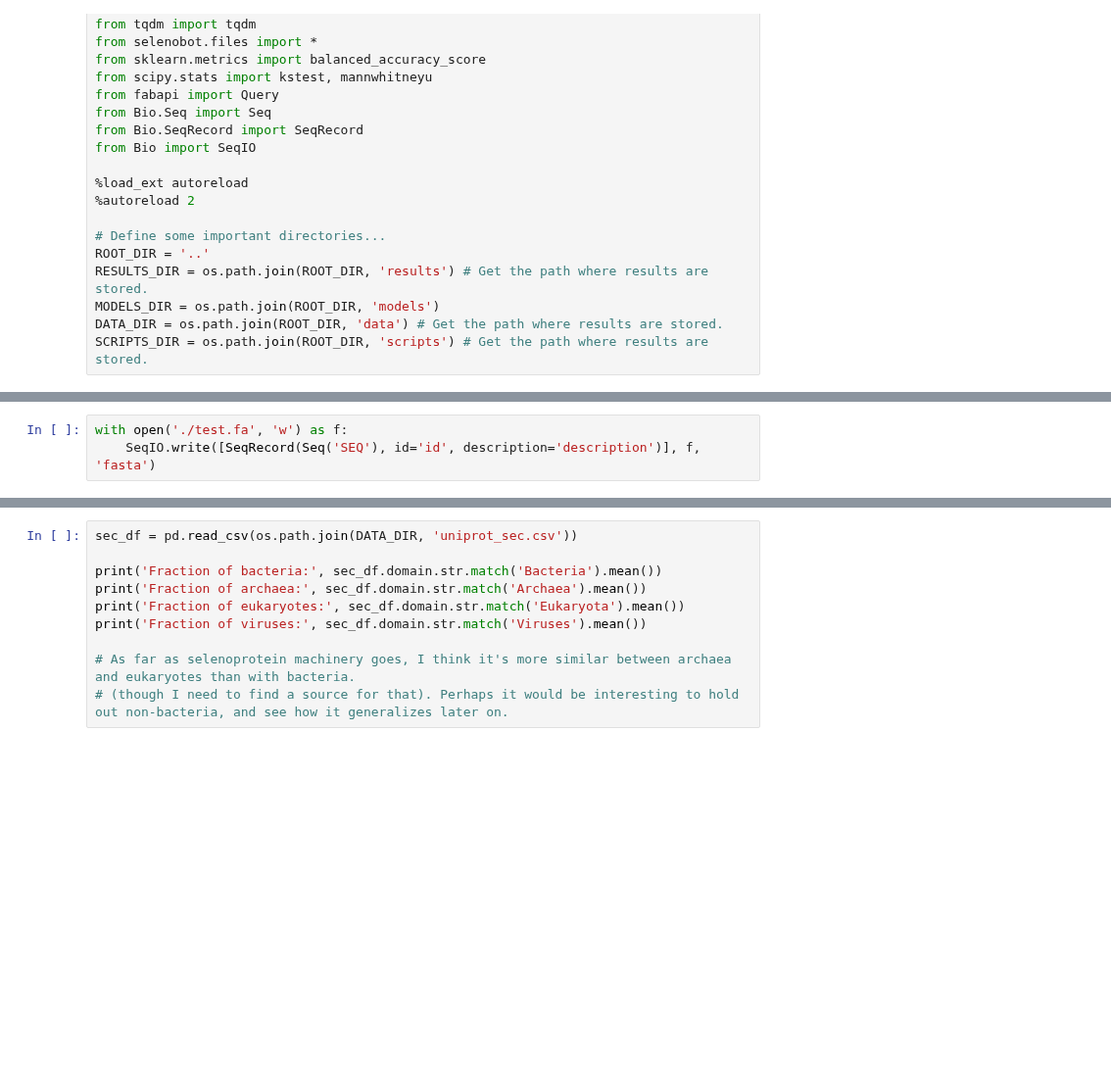
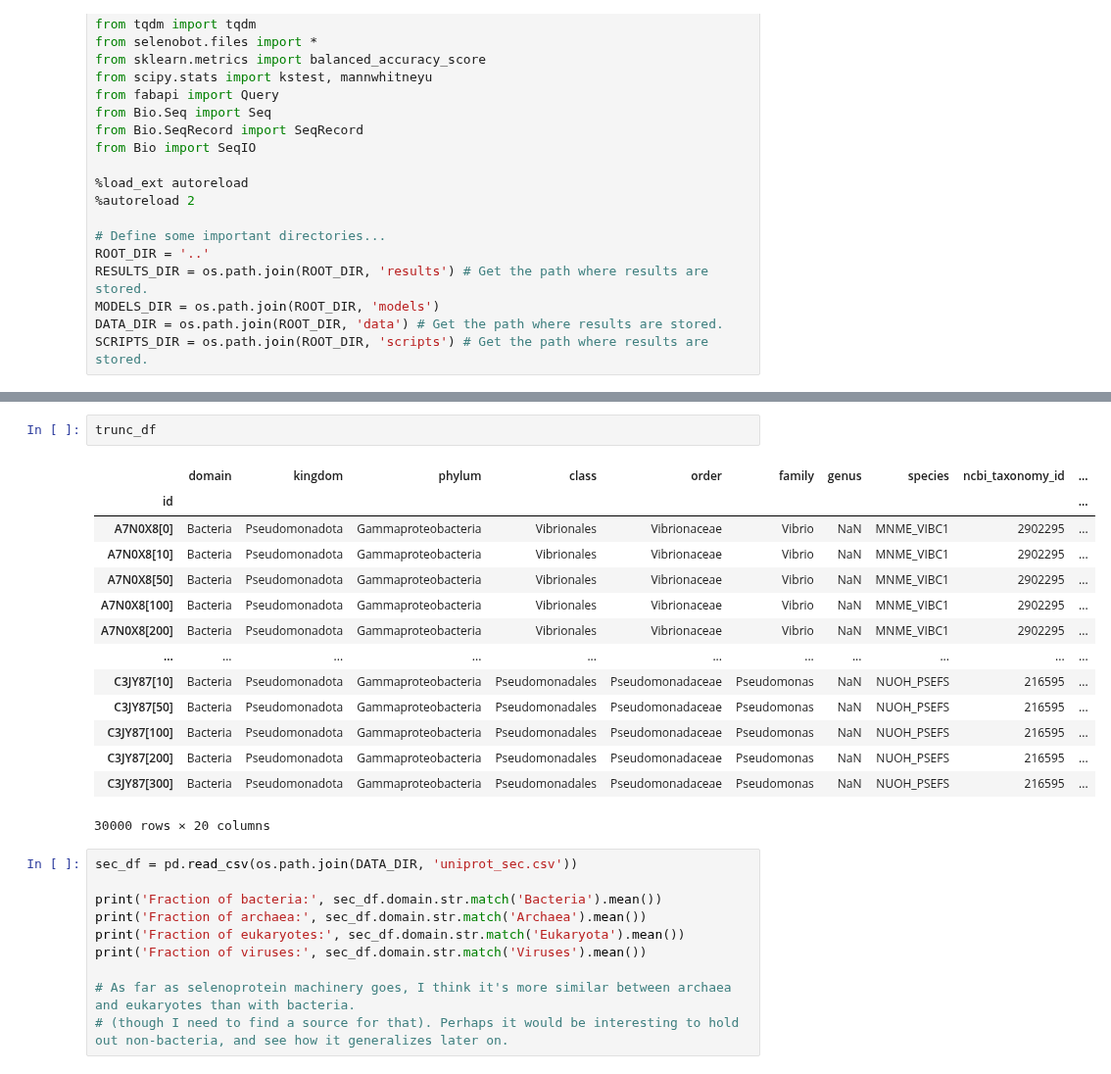
Before and after one commit to pipparichter/selenobot, a Jupyter notebook: notebooks/sandbox.ipynb, the cells around one changed output, grey strips where cells are left out. Shown at 98% size. Saved outputs shown, nothing was run; the diff lists cells and outputs as text; blank space fills up the shorter version.

```diff
--- a/notebooks/sandbox.ipynb
+++ b/notebooks/sandbox.ipynb
@@ -35,3 +32,0 @@ SCRIPTS_DIR = os.path.join(ROOT_DIR, 'scripts') # Get the path where results are
-# %%
-with open('./test.fa', 'w') as f:
-    SeqIO.write([SeqRecord(Seq('SEQ'), id='id', description='description')], f, 'fasta')
@@ -46,3 +100,20 @@ id description
+# %%
+trunc_df
+# %% [output]
+|  | domain | kingdom | phylum | class | order | family | genus | species | ncbi_taxonomy_id | ... |
+| id |  |  |  |  |  |  |  |  |  | ... |
+| A7N0X8[0] | Bacteria | Pseudomonadota | Gammaproteobacteria | Vibrionales | Vibrionaceae | Vibrio | NaN | MNME_VIBC1 | 2902295 | ... |
+| A7N0X8[10] | Bacteria | Pseudomonadota | Gammaproteobacteria | Vibrionales | Vibrionaceae | Vibrio | NaN | MNME_VIBC1 | 2902295 | ... |
+| A7N0X8[50] | Bacteria | Pseudomonadota | Gammaproteobacteria | Vibrionales | Vibrionaceae | Vibrio | NaN | MNME_VIBC1 | 2902295 | ... |
+| A7N0X8[100] | Bacteria | Pseudomonadota | Gammaproteobacteria | Vibrionales | Vibrionaceae | Vibrio | NaN | MNME_VIBC1 | 2902295 | ... |
+| A7N0X8[200] | Bacteria | Pseudomonadota | Gammaproteobacteria | Vibrionales | Vibrionaceae | Vibrio | NaN | MNME_VIBC1 | 2902295 | ... |
+| ... | ... | ... | ... | ... | ... | ... | ... | ... | ... | ... |
+| C3JY87[10] | Bacteria | Pseudomonadota | Gammaproteobacteria | Pseudomonadales | Pseudomonadaceae | Pseudomonas | NaN | NUOH_PSEFS | 216595 | ... |
+| C3JY87[50] | Bacteria | Pseudomonadota | Gammaproteobacteria | Pseudomonadales | Pseudomonadaceae | Pseudomonas | NaN | NUOH_PSEFS | 216595 | ... |
+| C3JY87[100] | Bacteria | Pseudomonadota | Gammaproteobacteria | Pseudomonadales | Pseudomonadaceae | Pseudomonas | NaN | NUOH_PSEFS | 216595 | ... |
+| C3JY87[200] | Bacteria | Pseudomonadota | Gammaproteobacteria | Pseudomonadales | Pseudomonadaceae | Pseudomonas | NaN | NUOH_PSEFS | 216595 | ... |
+| C3JY87[300] | Bacteria | Pseudomonadota | Gammaproteobacteria | Pseudomonadales | Pseudomonadaceae | Pseudomonas | NaN | NUOH_PSEFS | 216595 | ... |
+30000 rows × 20 columns
 # %%
 sec_df = pd.read_csv(os.path.join(DATA_DIR, 'uniprot_sec.csv'))
 
```
Also changed, not shown: parts of 4 cells of this notebook, 1 other file.
